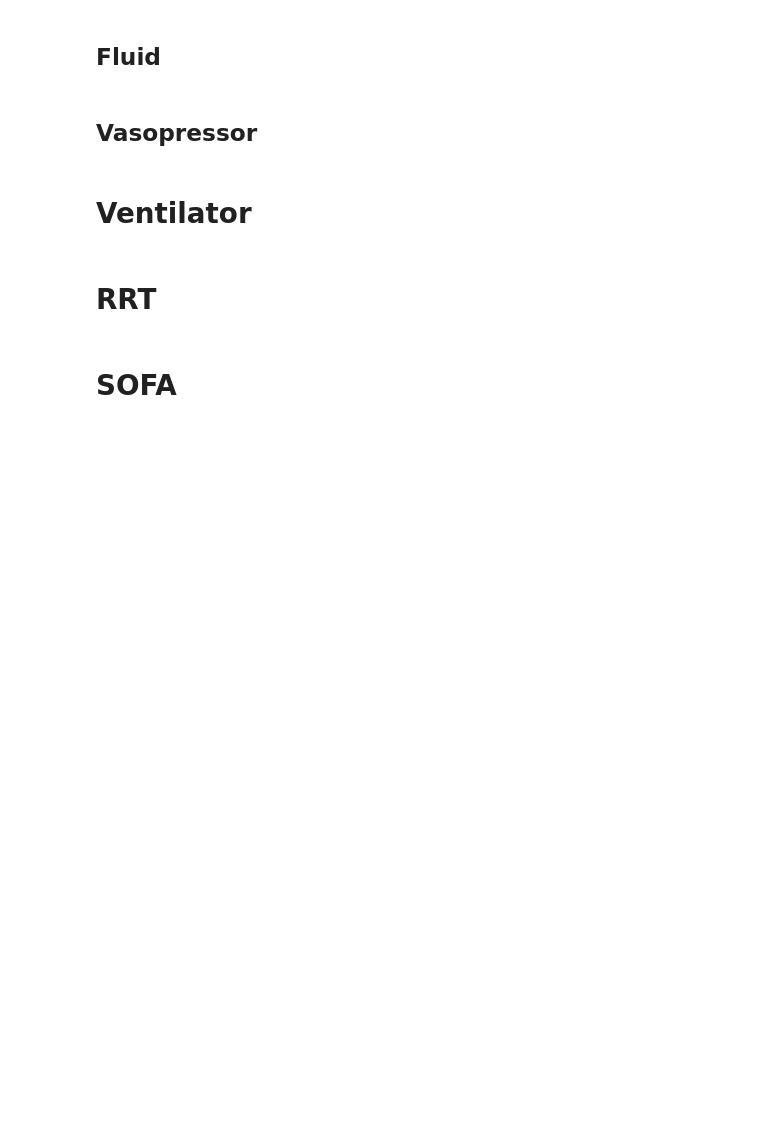
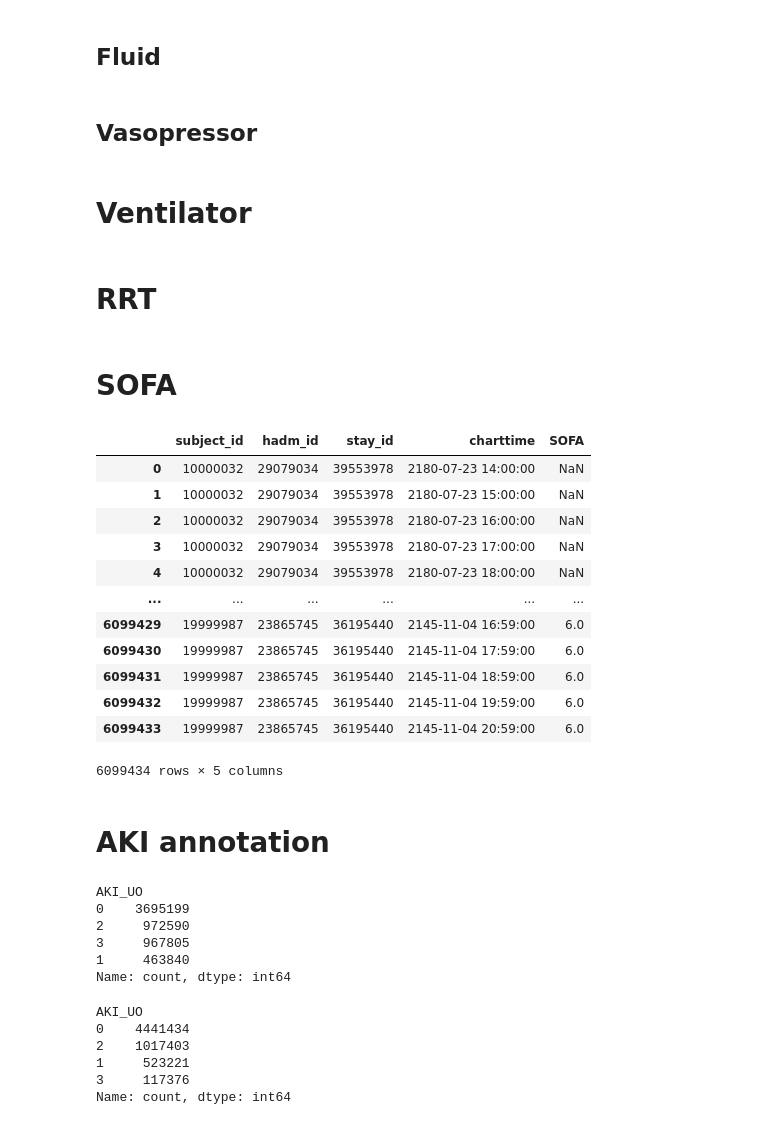
Before and after one commit to cyp-ark/RL-AIAKI, a Jupyter notebook: code/2_.ipynb, the cells around one changed output. Drawn from its saved outputs; the diff is of its cells as text; code cells hidden in the pictures; blank space fills up the shorter version.

```diff
--- a/code/2_.ipynb
+++ b/code/2_.ipynb
@@ -204,0 +217,4 @@ for i,idx in enumerate(tqdm(Vaso)):
+# %%
+for i,idx in enumerate(tqdm(Vaso)):
+    if i == 0 : resample_vasopressor = globals()['resample_{}'.format(idx)].copy()
+    else : resample_vasopressor = pd.merge(resample_vasopressor,globals()['resample_{}'.format(idx)].copy(),on=['subject_id','hadm_id','stay_id','charttime'],how='left')
@@ -227,3 +246,34 @@ if not os.path.isfile('./data/resample/procedures/resample_rrt.parquet'):
 else : resample_rrt = pd.read_parquet('./data/resample/procedures/resample_rrt.parquet')
 # %% [markdown]
 # SOFA
+# %%
+# GCS
+chartevents_GCS_eye = chartevents[chartevents['itemid'].isin([220739])]
+chartevents_GCS_verval = chartevents[chartevents['itemid'].isin([223900])]
+chartevents_GCS_motor = chartevents[chartevents['itemid'].isin([223901])]
+
+GCS = ['GCS_eye','GCS_verval','GCS_motor']
+for i,idx in enumerate(tqdm(GCS)):
+    if not os.path.isfile('./data/resample/measures/resample_%s.parquet'%idx):
+        print("[%i/%i] Resampling %s..."%(i+1,len(vitals.abbreviation.unique()),idx))
+        globals()['resample_{}'.format(idx)] = resample_vitals(globals()['chartevents_{}'.format(idx)],icustays,idx)
+        globals()['resample_{}'.format(idx)].to_parquet('./data/resample/resample_%s.parquet'%idx)
+    else : globals()['resample_{}'.format(idx)] = pd.read_parquet('./data/resample/measures/resample_%s.parquet'%idx)
+# %%
+resample_GCS_eye = utils.resample_fill(resample_GCS_eye)
+resample_GCS_verval = utils.resample_fill(resample_GCS_verval)
+resample_GCS_motor = utils.resample_fill(resample_GCS_motor)
+
+resample_GCS_eye.rename(columns={'valuenum':'GCS_eye'},inplace=True)
+resample_GCS_verval.rename(columns={'valuenum':'GCS_verval'},inplace=True)
+resample_GCS_motor.rename(columns={'valuenum':'GCS_motor'},inplace=True)
+
+resample_GCS_eye.drop('itemid',axis=1,inplace=True)
+resample_GCS_verval.drop('itemid',axis=1,inplace=True)
+resample_GCS_motor.drop('itemid',axis=1,inplace=True)
+
+resample_GCS = pd.merge(resample_GCS_eye,resample_GCS_verval,on=['subject_id','hadm_id','stay_id','charttime'],how='left')
+resample_GCS = pd.merge(resample_GCS,resample_GCS_motor,on=['subject_id','hadm_id','stay_id','charttime'],how='left')
+
+resample_GCS = resample_GCS[['subject_id','hadm_id','stay_id','charttime','GCS_eye','GCS_verval','GCS_motor']]
+resample_GCS['GCS'] = resample_GCS['GCS_eye'] + resample_GCS['GCS_verval'] + resample_GCS['GCS_motor']
@@ -229,0 +295,4 @@ else : resample_rrt = pd.read_parquet('./data/resample/procedures/resample_rrt.p
+# %%
+resample_SOFA = resample_GCS.copy()
+for i in ['MAP','dopamine','dobutamine','epinephrine','norephinephrine','PF','Platelet','T_Bil','SCr','ventilation','uo_24hrs']:
+    resample_SOFA = pd.merge(resample_SOFA,globals()['resample_{}'.format(i)],on=['subject_id','hadm_id','stay_id','charttime'],how='left')
@@ -229,0 +354,18 @@ else : resample_rrt = pd.read_parquet('./data/resample/procedures/resample_rrt.p
+# %%
+resample_SOFA
+# %% [output]
+|  | subject_id | hadm_id | stay_id | charttime | SOFA |
+| 0 | 10000032 | 29079034 | 39553978 | 2180-07-23 14:00:00 | NaN |
+| 1 | 10000032 | 29079034 | 39553978 | 2180-07-23 15:00:00 | NaN |
+| 2 | 10000032 | 29079034 | 39553978 | 2180-07-23 16:00:00 | NaN |
+| 3 | 10000032 | 29079034 | 39553978 | 2180-07-23 17:00:00 | NaN |
+| 4 | 10000032 | 29079034 | 39553978 | 2180-07-23 18:00:00 | NaN |
+| ... | ... | ... | ... | ... | ... |
+| 6099429 | 19999987 | 23865745 | 36195440 | 2145-11-04 16:59:00 | 6.0 |
+| 6099430 | 19999987 | 23865745 | 36195440 | 2145-11-04 17:59:00 | 6.0 |
+| 6099431 | 19999987 | 23865745 | 36195440 | 2145-11-04 18:59:00 | 6.0 |
+| 6099432 | 19999987 | 23865745 | 36195440 | 2145-11-04 19:59:00 | 6.0 |
+| 6099433 | 19999987 | 23865745 | 36195440 | 2145-11-04 20:59:00 | 6.0 |
+6099434 rows × 5 columns
+# %% [markdown]
+# AKI annotation
@@ -229,0 +374,18 @@ else : resample_rrt = pd.read_parquet('./data/resample/procedures/resample_rrt.p
+# %%
+resample_AKI_UO.AKI_UO.value_counts()
+# %% [output]
+AKI_UO
+0    3695199
+2     972590
+3     967805
+1     463840
+Name: count, dtype: int64
+# %%
+resample_AKI_UO.AKI_UO.value_counts()
+# %% [output]
+AKI_UO
+0    4441434
+2    1017403
+1     523221
+3     117376
+Name: count, dtype: int64
```
Also changed, not shown: parts of 27 cells of this notebook, 5 other files.
